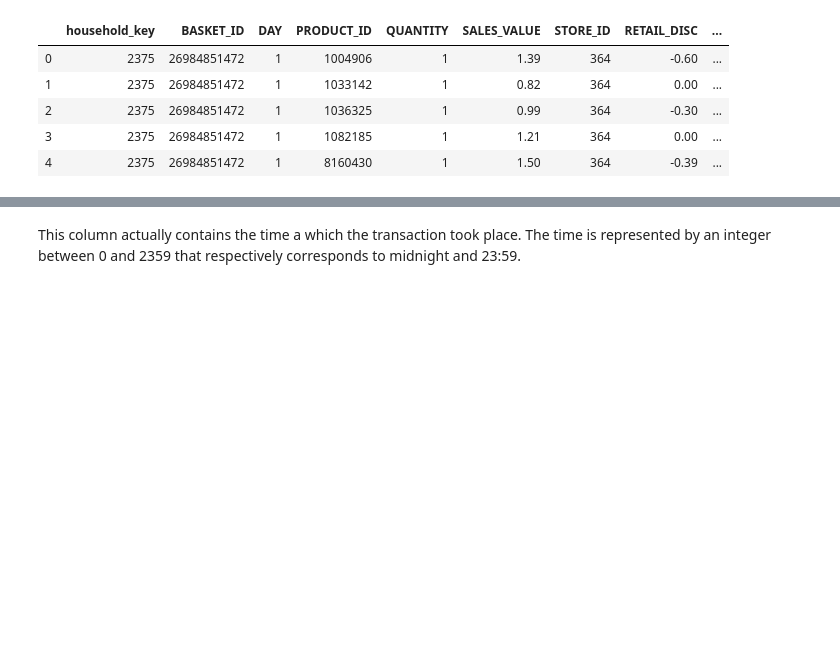
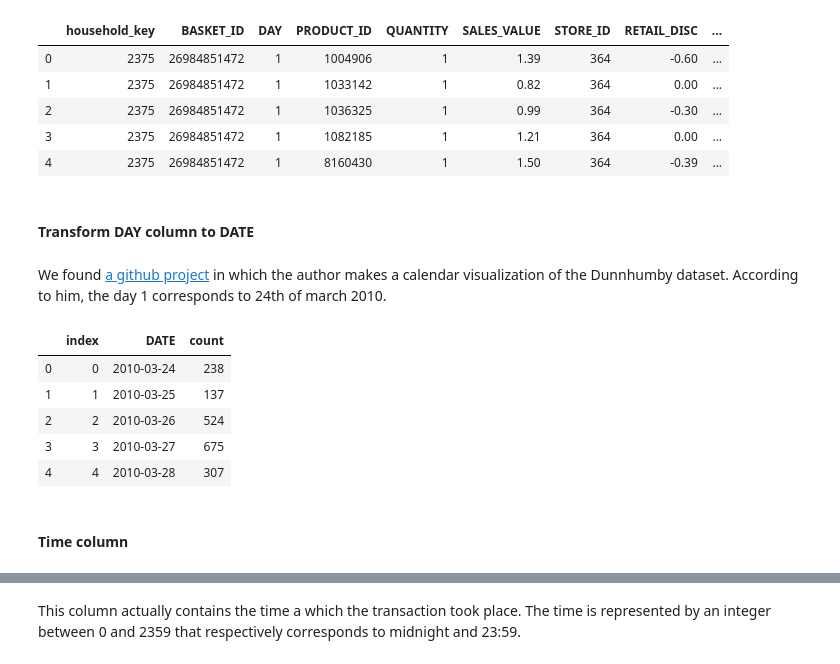
Before and after one commit to BenjaminEngelman/ADA-Project, a Jupyter notebook: main-david.ipynb, the cells around one changed output, grey strips where cells are left out. Cells and saved outputs as stored; diff of their text form; code cells hidden in the pictures; blank space fills up the shorter version.

```diff
--- a/main-david.ipynb
+++ b/main-david.ipynb
@@ -302,3 +305,24 @@ df_transactions.head()
 | 2 | 2375 | 26984851472 | 1 | 1036325 | 1 | 0.99 | 364 | -0.30 | ... |
 | 3 | 2375 | 26984851472 | 1 | 1082185 | 1 | 1.21 | 364 | 0.00 | ... |
 | 4 | 2375 | 26984851472 | 1 | 8160430 | 1 | 1.50 | 364 | -0.39 | ... |
+# %% [markdown]
+#### Transform DAY column to DATE
+# %% [markdown]
+We found [a github project](https://github.com/Lanbig/CSC465-visualization-project) in which the author makes a calendar visualization of the Dunnhumby dataset. According to him, the day 1 corresponds to 24th of march 2010.
+# %%
+start_date = datetime(2010, 3, 24)
+def convert_day_to_date(day):
+    date = start_date + timedelta(days=day-1)
+    return date
+
+df_transactions["DATE"] = df_transactions.DAY.apply(convert_day_to_date)
+# %%
+trans_per_day = df_transactions.groupby("DATE")["household_key"].count().reset_index(name="count").reset_index()
+trans_per_day.head()
+# %% [output]
+|  | index | DATE | count |
+| 0 | 0 | 2010-03-24 | 238 |
+| 1 | 1 | 2010-03-25 | 137 |
+| 2 | 2 | 2010-03-26 | 524 |
+| 3 | 3 | 2010-03-27 | 675 |
+| 4 | 4 | 2010-03-28 | 307 |
@@ -305,3 +332,5 @@ df_transactions.head()
+# %% [markdown]
+#### Time column
 # %%
 print(f"Minimum value for the TRANS_TIME: {df_transactions.TRANS_TIME.min()}")
 print(f"Maximum value for the TRANS_TIME: {df_transactions.TRANS_TIME.max()}")
```
Also changed, not shown: parts of 78 cells of this notebook, 2 other files.
